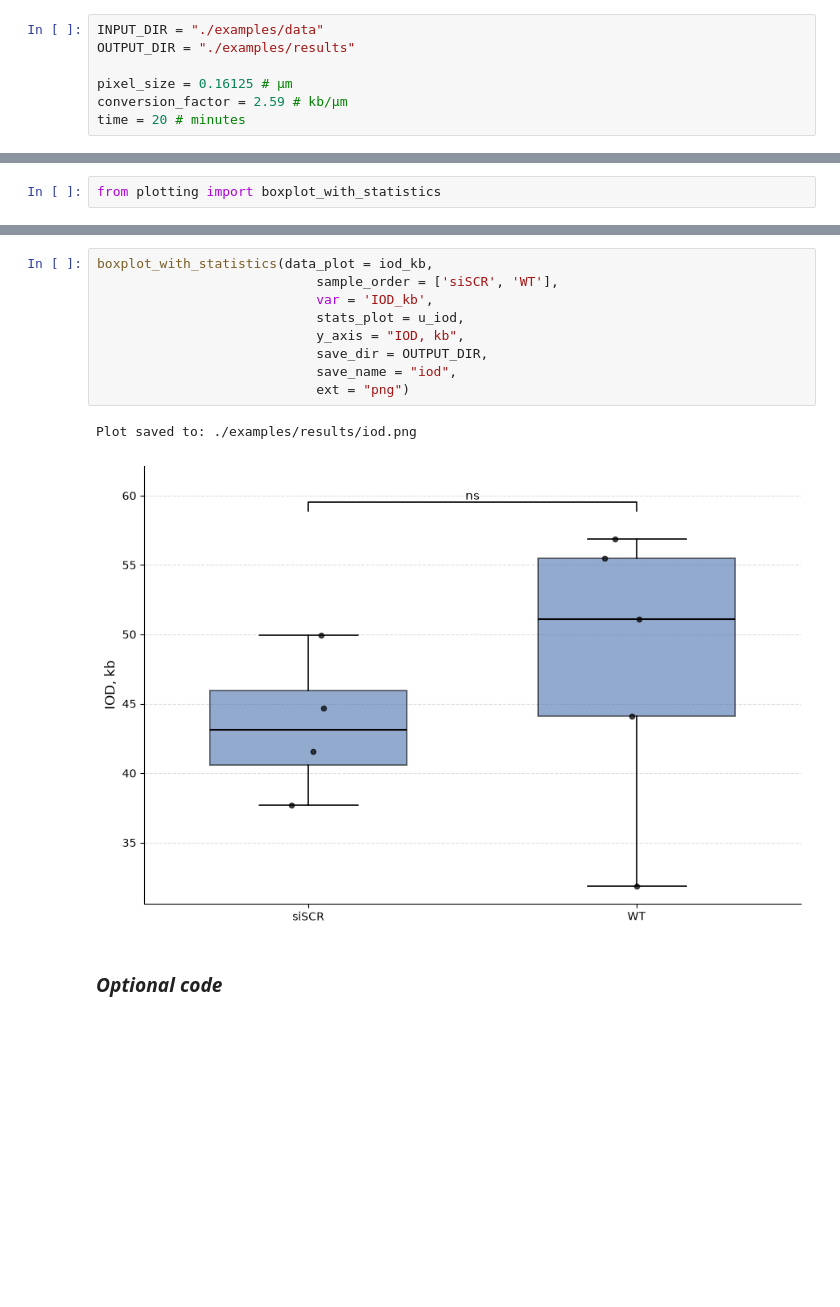
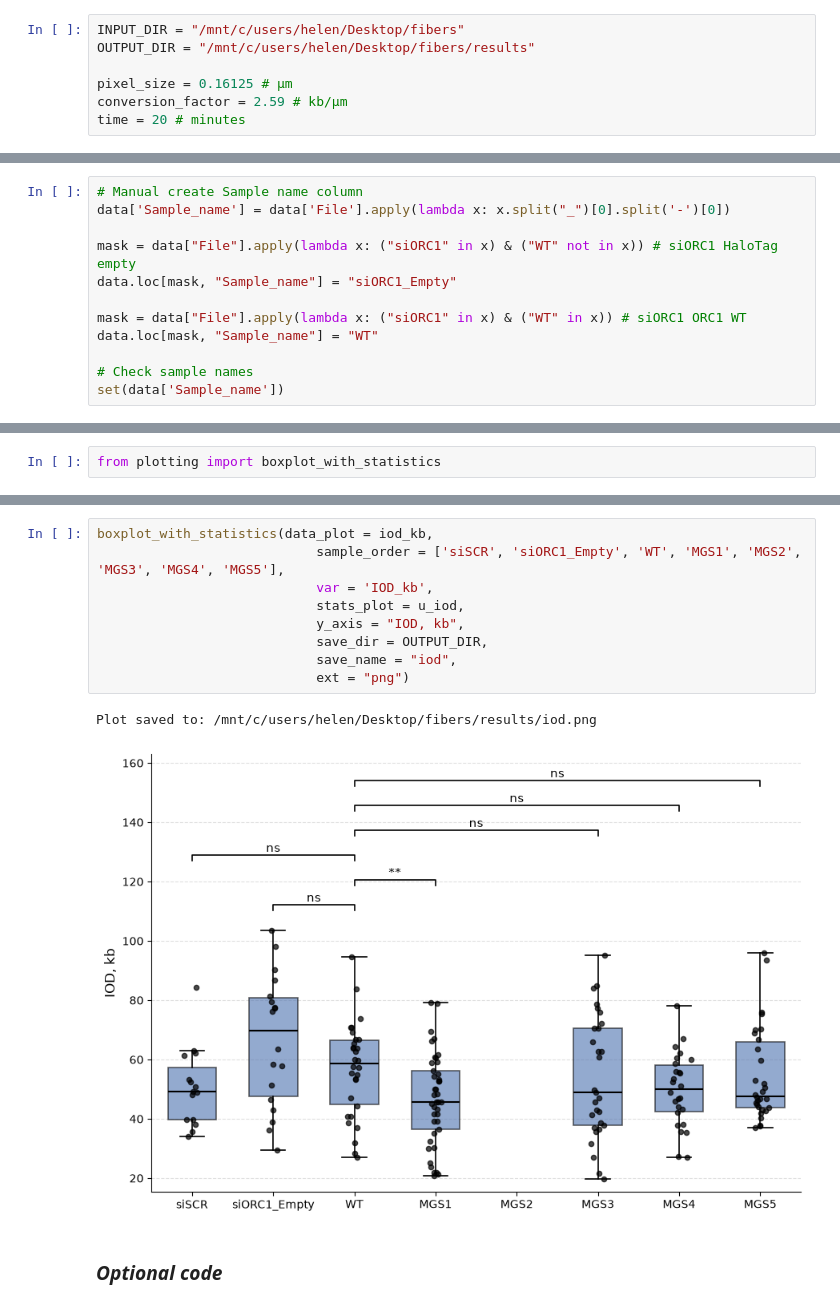
Before and after one commit to Lopatushka/DNA_fibers, a Jupyter notebook: notebook_stats.ipynb, the cells around one changed output, grey strips where cells are left out. Saved outputs shown, nothing was run; the diff lists cells and outputs as text; blank space fills up the shorter version.

```diff
--- a/notebook_stats.ipynb
+++ b/notebook_stats.ipynb
@@ -18,8 +18,8 @@
 # %% [markdown]
 # 1. Parameters
 # %%
-INPUT_DIR = "./examples/data"
-OUTPUT_DIR = "./examples/results"
+INPUT_DIR = "/mnt/c/users/helen/Desktop/fibers"
+OUTPUT_DIR = "/mnt/c/users/helen/Desktop/fibers/results"
 
 pixel_size = 0.16125 # µm
 conversion_factor = 2.59 # kb/µm
@@ -47,0 +41,12 @@ data.head()
+# %%
+# Manual create Sample name column
+data['Sample_name'] = data['File'].apply(lambda x: x.split("_")[0].split('-')[0])
+
+mask = data["File"].apply(lambda x: ("siORC1" in x) & ("WT" not in x)) # siORC1 HaloTag empty
+data.loc[mask, "Sample_name"] = "siORC1_Empty"
+
+mask = data["File"].apply(lambda x: ("siORC1" in x) & ("WT" in x)) # siORC1 ORC1 WT
+data.loc[mask, "Sample_name"] = "WT"
+
+# Check sample names
+set(data['Sample_name'])
@@ -248,15 +297,15 @@ Plot saved to: ./examples/results/speed.png
 # %%
 boxplot_with_statistics(data_plot = iod_kb,
-                            sample_order = ['siSCR', 'WT'],
+                            sample_order = ['siSCR', 'siORC1_Empty', 'WT', 'MGS1', 'MGS2', 'MGS3', 'MGS4', 'MGS5'],
                             var = 'IOD_kb',
                             stats_plot = u_iod,
                             y_axis = "IOD, kb",
                             save_dir = OUTPUT_DIR,
                             save_name = "iod",
                             ext = "png")
 # %% [output]
-Plot saved to: ./examples/results/iod.png
+Plot saved to: /mnt/c/users/helen/Desktop/fibers/results/iod.png
-[figure, old version]
+[figure, new version]
 # %% [markdown]
 ### *Optional code*
 # %%
```
Also changed, not shown: parts of 19 cells of this notebook.
